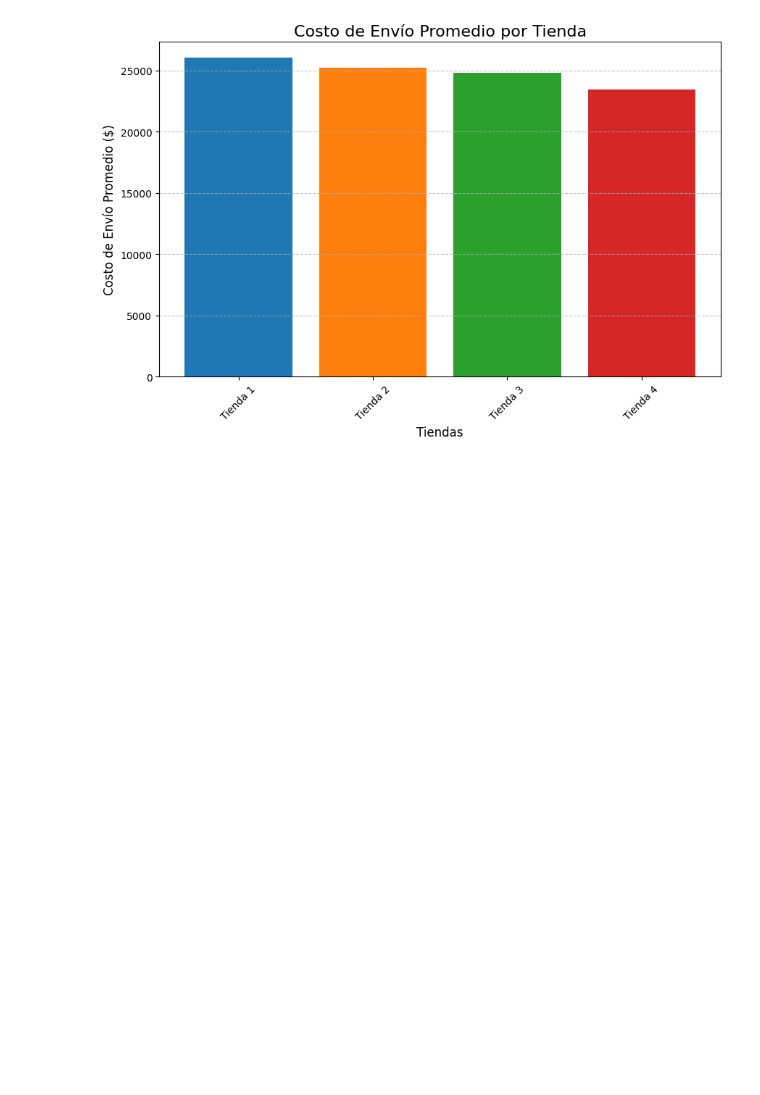
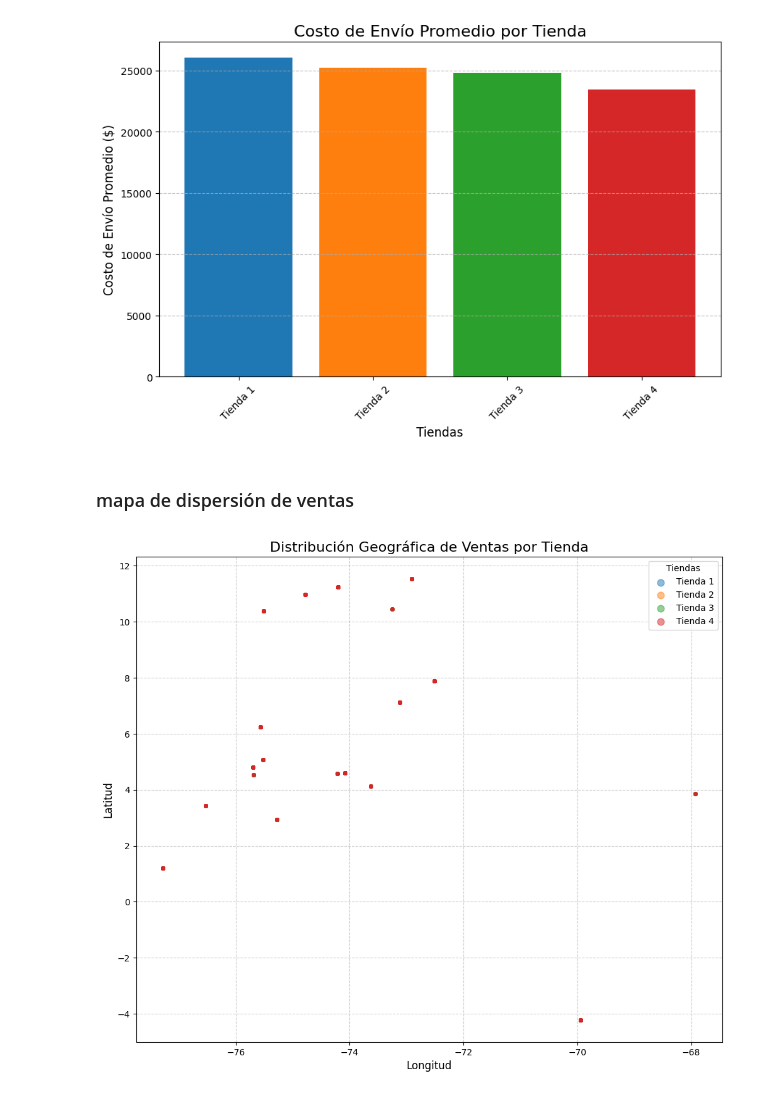
Before and after one commit to mafemanriquemoreno/desafio_alura_store, a Jupyter notebook: AluraStoreLatam.ipynb, the cells around one changed output. Drawn from its saved outputs; the diff is of its cells as text; code cells hidden in the pictures; blank space fills up the shorter version.

```diff
--- a/AluraStoreLatam.ipynb
+++ b/AluraStoreLatam.ipynb
@@ -250,3 +250,34 @@ plt.grid(axis='y', linestyle='--', alpha=0.7)
 plt.show()
 # %% [output]
 [figure]
+# %% [markdown]
+### mapa de dispersión de ventas
+# %%
+import matplotlib.pyplot as plt
+
+# Crear el Gráfico
+
+plt.figure(figsize=(12, 10))
+colores = ['#1f77b4', '#ff7f0e', '#2ca02c', '#d62728']
+i = 0
+
+# Iteramos sobre nuestro diccionario de tiendas
+for nombre_tienda, datos_tienda in diccionario_tiendas.items():
+    plt.scatter(datos_tienda['lon'], datos_tienda['lat'],
+                label=nombre_tienda,
+                color=colores[i],
+                alpha=0.5,
+                s=15) # s es el tamaño de los puntos
+    i += 1 # Avanzamos al siguiente color
+
+plt.title('Distribución Geográfica de Ventas por Tienda', fontsize=16)
+plt.xlabel('Longitud', fontsize=12)
+plt.ylabel('Latitud', fontsize=12)
+plt.legend(title='Tiendas', markerscale=2)
+
+plt.grid(True, linestyle='--', alpha=0.6)
+
+
+plt.show()
+# %% [output]
+[figure, added]
```
